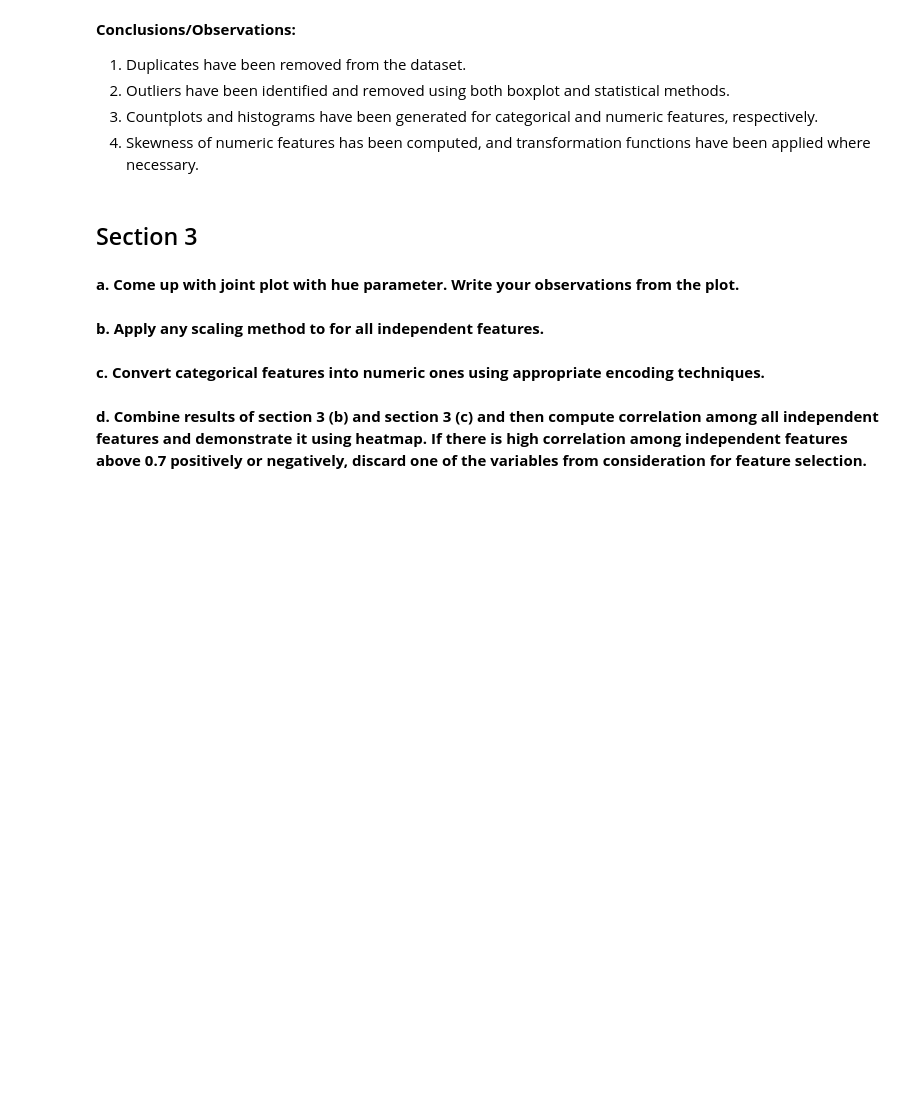
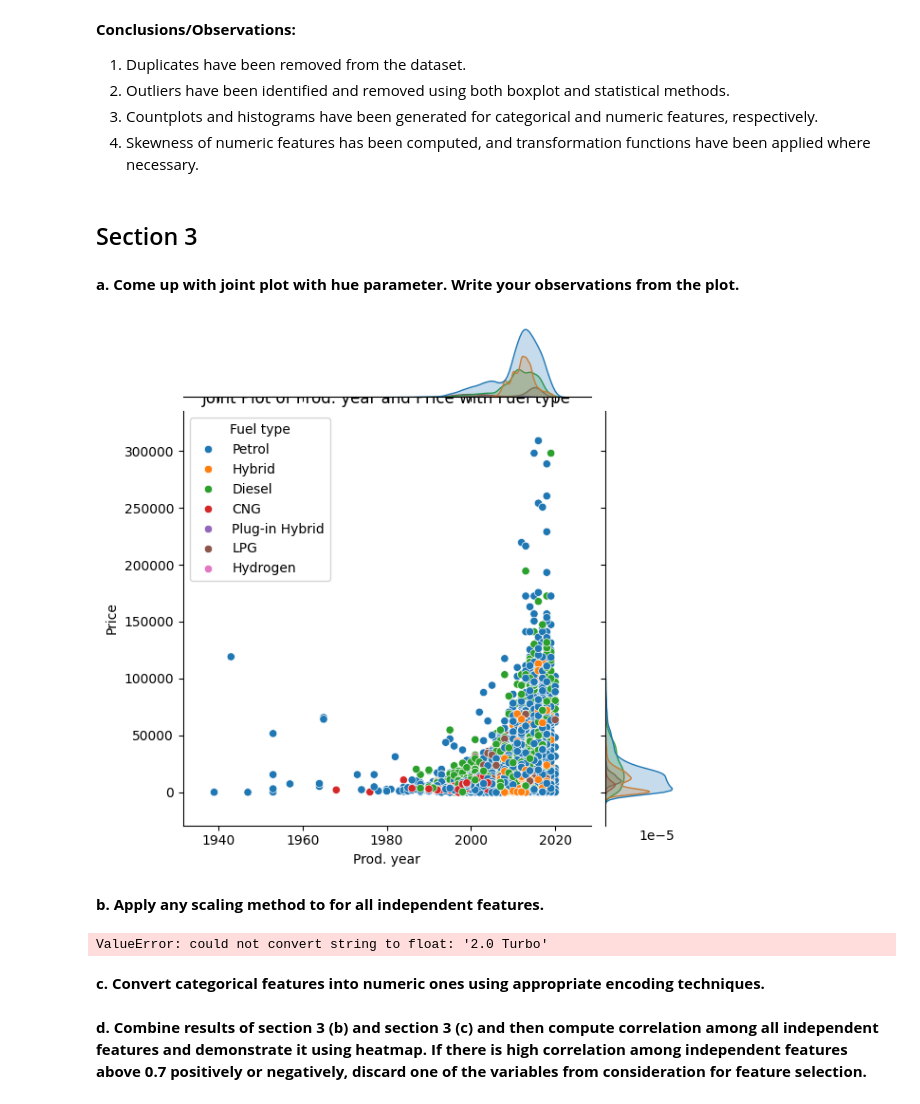
Before and after one commit to Thabhelo/car-price-prediction, a Jupyter notebook: car_price_analysis.ipynb, the cells around one changed output. Cells and saved outputs as stored; diff of their text form; code cells hidden in the pictures; blank space fills up the shorter version.

```diff
--- a/car_price_analysis.ipynb
+++ b/car_price_analysis.ipynb
@@ -126,17 +201,24 @@ df['Levy'] = np.log1p(df['Levy'])
 **a. Come up with joint plot with hue parameter. Write your observations from the plot.**
 # %%
 # Generate joint plot with hue parameter
-sns.jointplot(x='Year', y='Price', hue='Fuel_Type', data=df)
-plt.title('Joint Plot of Year and Price with Fuel Type')
+sns.jointplot(x='Prod. year', y='Price', hue='Fuel type', data=df)
+plt.title('Joint Plot of Prod. year and Price with Fuel type')
 plt.show()
+# %% [output]
+[figure, added]
 # %% [markdown]
 **b. Apply any scaling method to for all independent features.**
 # %%
 # Apply scaling method (e.g., Min-Max scaling) to all independent features
 from sklearn.preprocessing import MinMaxScaler
 
+# Initialize MinMaxScaler
 scaler = MinMaxScaler()
-df[['Year', 'Levy', 'Mileage', 'EngineV', 'Cylinders']] = scaler.fit_transform(df[['Year', 'Levy', 'Mileage', 'EngineV', 'Cylinders']])
+
+# Apply Min-Max scaling to the selected numerical features
+df[['Prod. year', 'Levy', 'Mileage', 'Engine volume', 'Cylinders']] = scaler.fit_transform(df[['Prod. year', 'Levy', 'Mileage', 'Engine volume', 'Cylinders']])
+# %% [output]
+ValueError: could not convert string to float: '2.0 Turbo'
 # %% [markdown]
 **c. Convert categorical features into numeric ones using appropriate encoding techniques.**
 # %%
```
Also changed, not shown: parts of 12 cells of this notebook.
